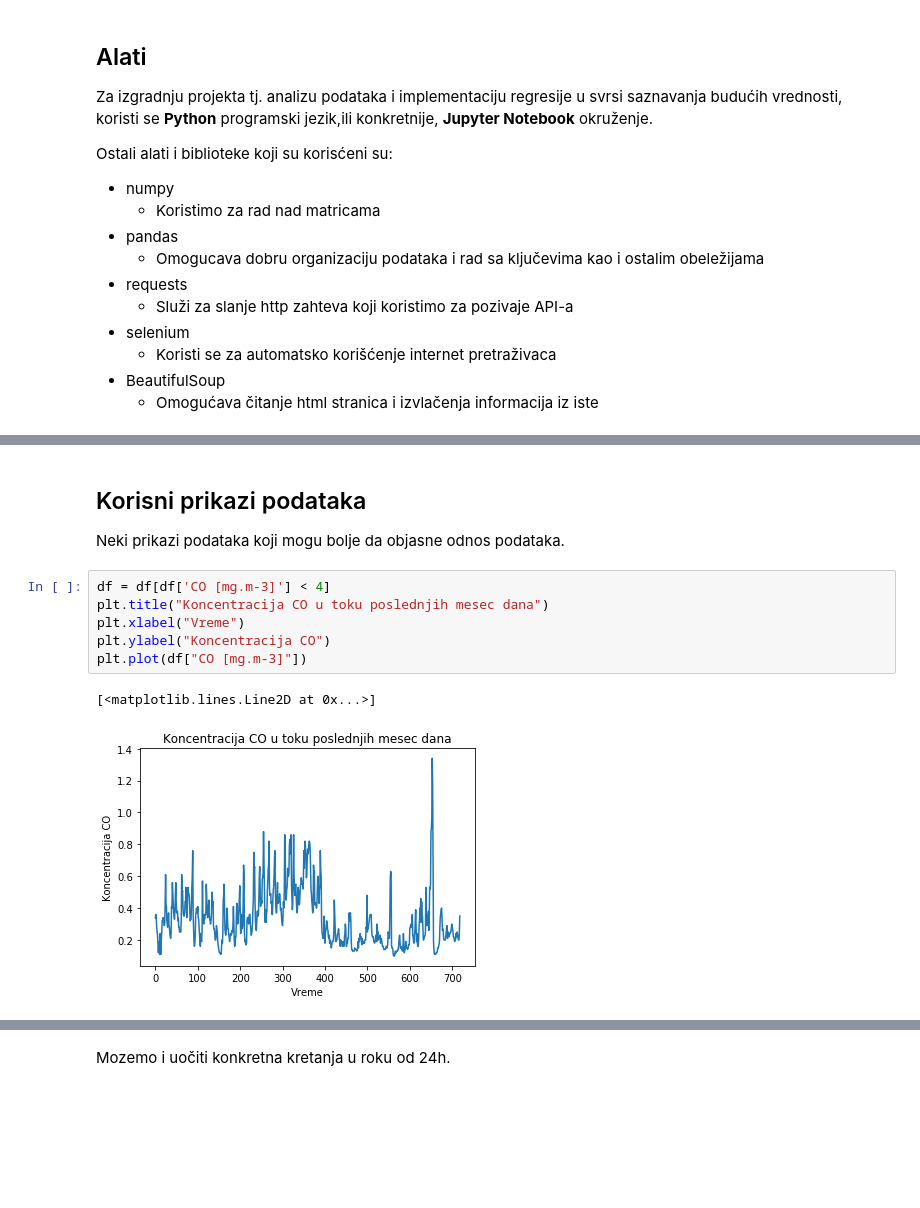
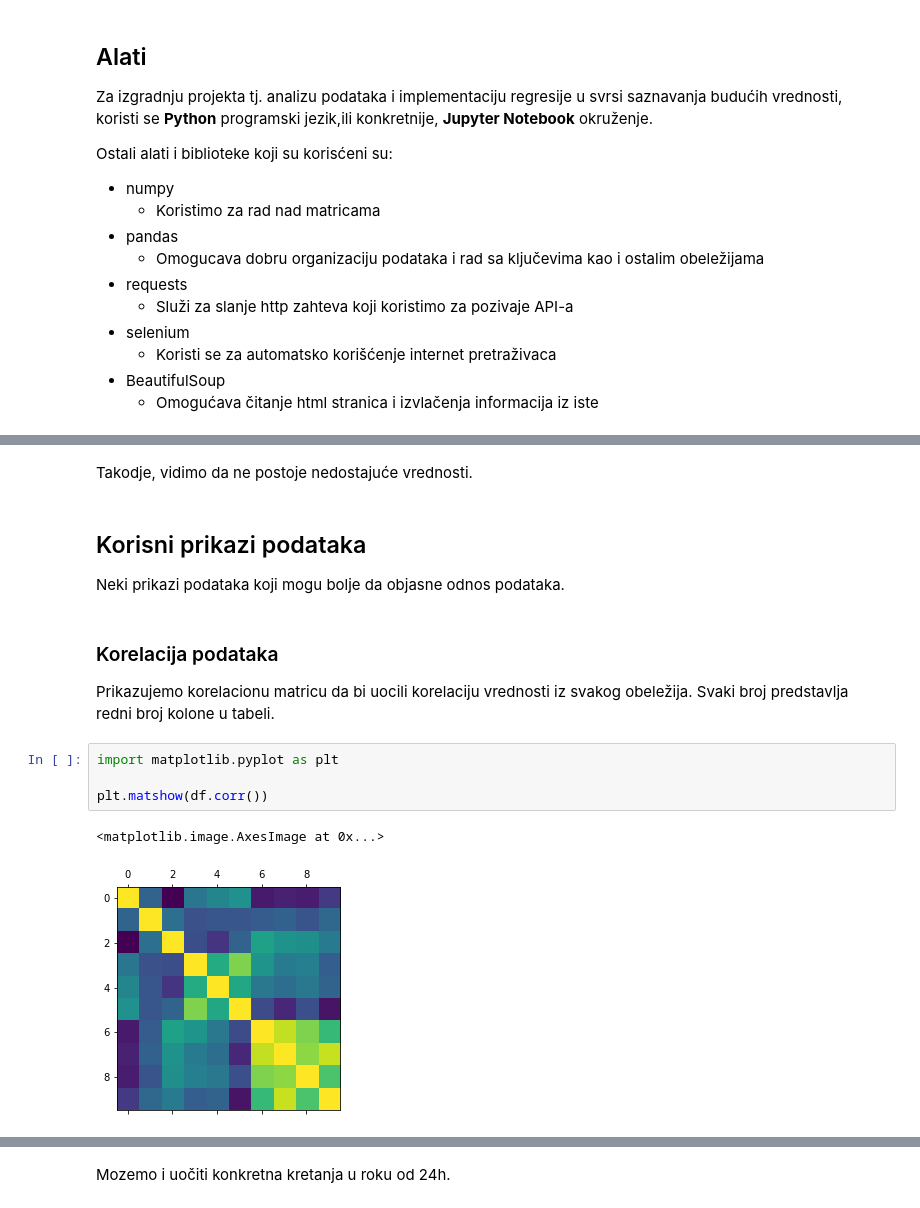
Before and after one commit to Selich/Serbian-Airquality, a Jupyter notebook: Analiza i predvidjanje kvaliteta vazduha u Novom Sadu - Specifikacija Projekta.ipynb, the cells around one changed output, grey strips where cells are left out. Cells and saved outputs as stored; diff of their text form; blank space fills up the shorter version.

```diff
--- a/Analiza i predvidjanje kvaliteta vazduha u Novom Sadu - Specifikacija Projekta.ipynb
+++ b/Analiza i predvidjanje kvaliteta vazduha u Novom Sadu - Specifikacija Projekta.ipynb
@@ -75,12 +359,16 @@ df.head()
+# %% [markdown]
+Takodje, vidimo da ne postoje nedostajuće vrednosti.
 # %% [markdown]
 ## Korisni prikazi podataka
 Neki prikazi podataka koji mogu bolje da objasne odnos podataka.
-# %%
-df = df[df['CO [mg.m-3]'] < 4]
-plt.title("Koncentracija CO u toku poslednjih mesec dana")
-plt.xlabel("Vreme")
-plt.ylabel("Koncentracija CO")
-plt.plot(df["CO [mg.m-3]"])
-# %% [output]
-[<matplotlib.lines.Line2D at 0x...>]
-[figure, removed]
+# %% [markdown]
+### Korelacija podataka
+
+Prikazujemo korelacionu matricu da bi uocili korelaciju vrednosti iz svakog obeležija. Svaki broj predstavlja redni broj kolone u tabeli.
+# %%
+import matplotlib.pyplot as plt
+
+plt.matshow(df.corr())
+# %% [output]
+<matplotlib.image.AxesImage at 0x...>
+[figure, added]
```
Also changed, not shown: parts of 45 cells of this notebook, 26 other files.
